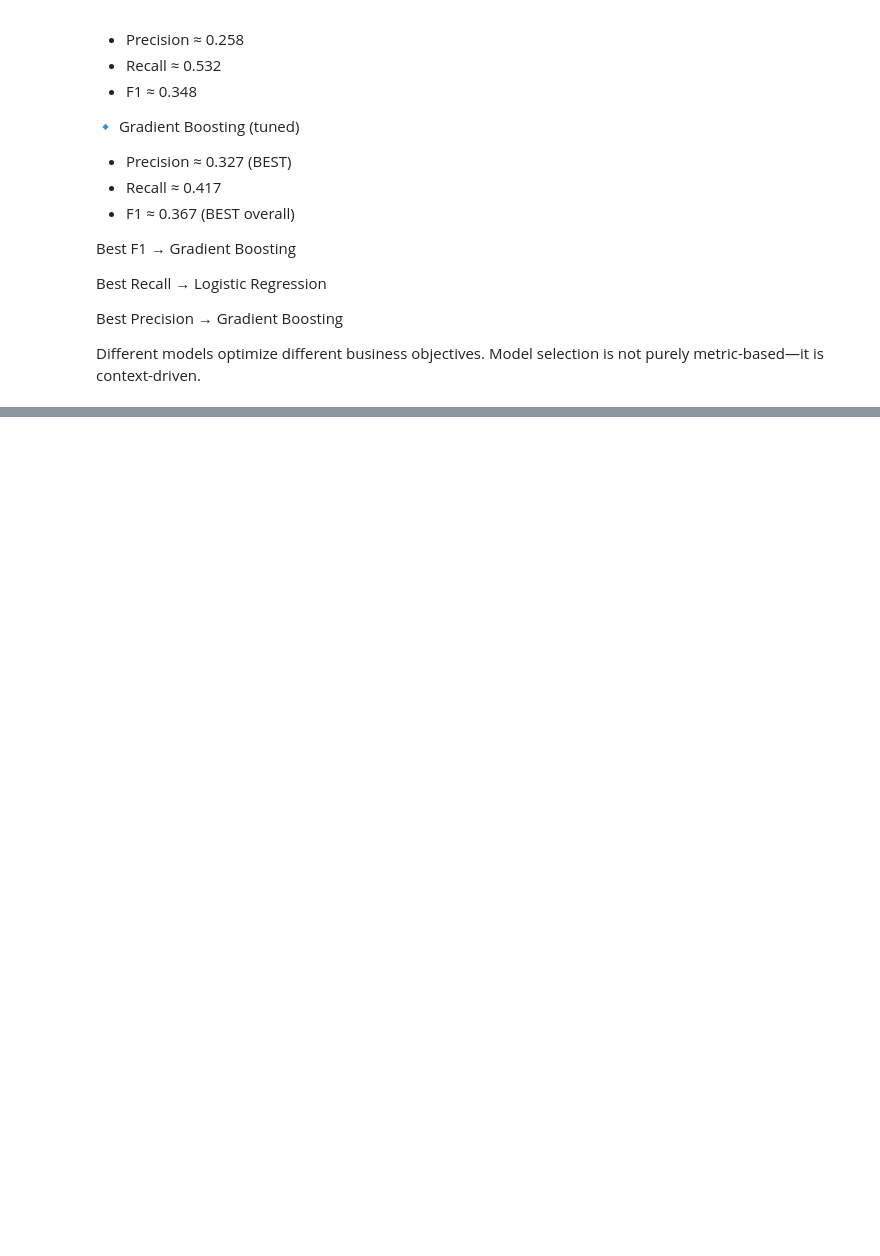
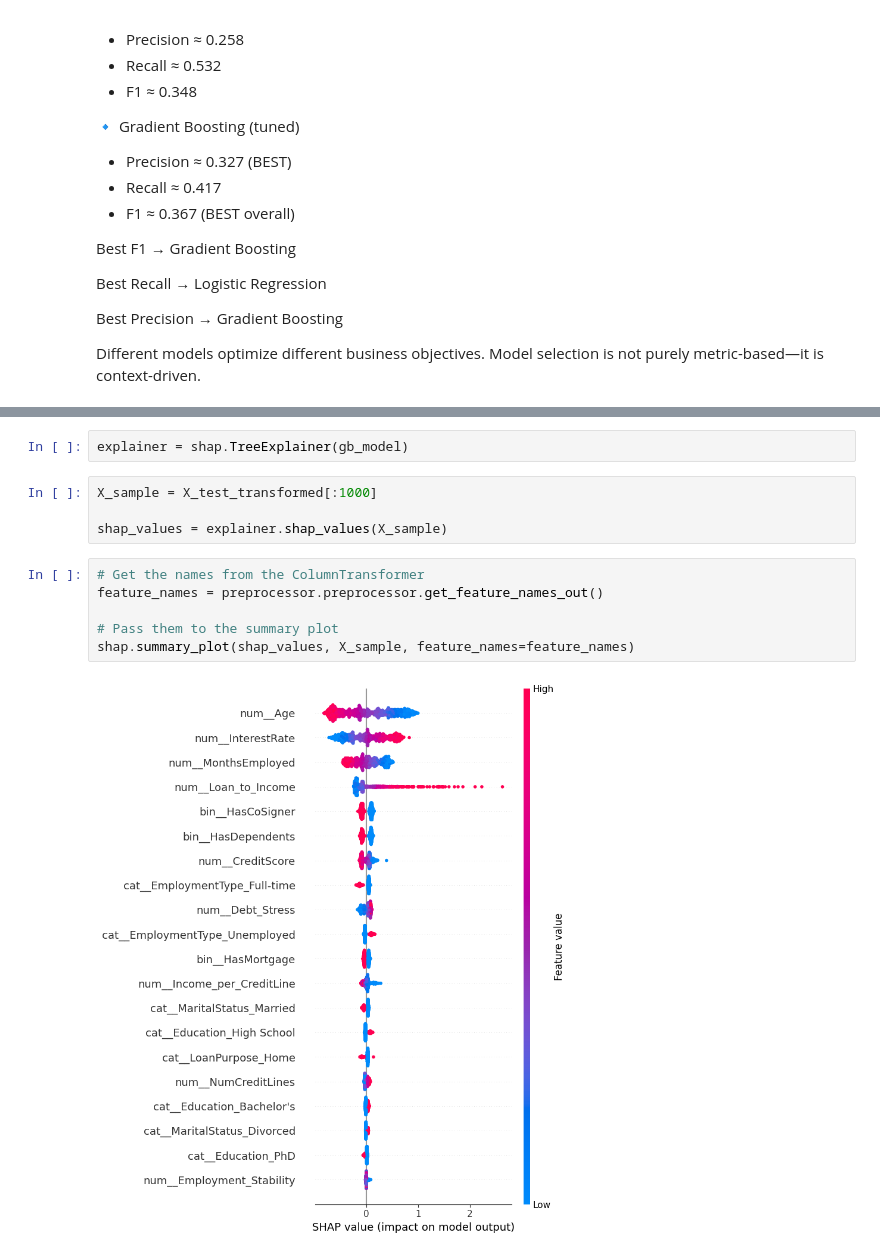
Before and after one commit to Pandidharan22/AI-Powered-Loan-Eligibility-Risk-Scoring-System-API, a Jupyter notebook: notebooks/03_model_training.ipynb, the cells around one changed output, grey strips where cells are left out. Drawn from its saved outputs; the diff is of its cells as text; blank space fills up the shorter version.

Commit message:
Added SHAP-based model interpretability

```diff
--- a/notebooks/03_model_training.ipynb
+++ b/notebooks/03_model_training.ipynb
@@ -369,0 +378,14 @@ Model selection is not purely metric-based—it is context-driven.
+# %%
+explainer = shap.TreeExplainer(gb_model)
+# %%
+X_sample = X_test_transformed[:1000]
+
+shap_values = explainer.shap_values(X_sample)
+# %%
+# Get the names from the ColumnTransformer
+feature_names = preprocessor.preprocessor.get_feature_names_out()
+
+# Pass them to the summary plot
+shap.summary_plot(shap_values, X_sample, feature_names=feature_names)
+# %% [output]
+[figure, added]
```
Also changed, not shown: parts of 4 cells of this notebook.
